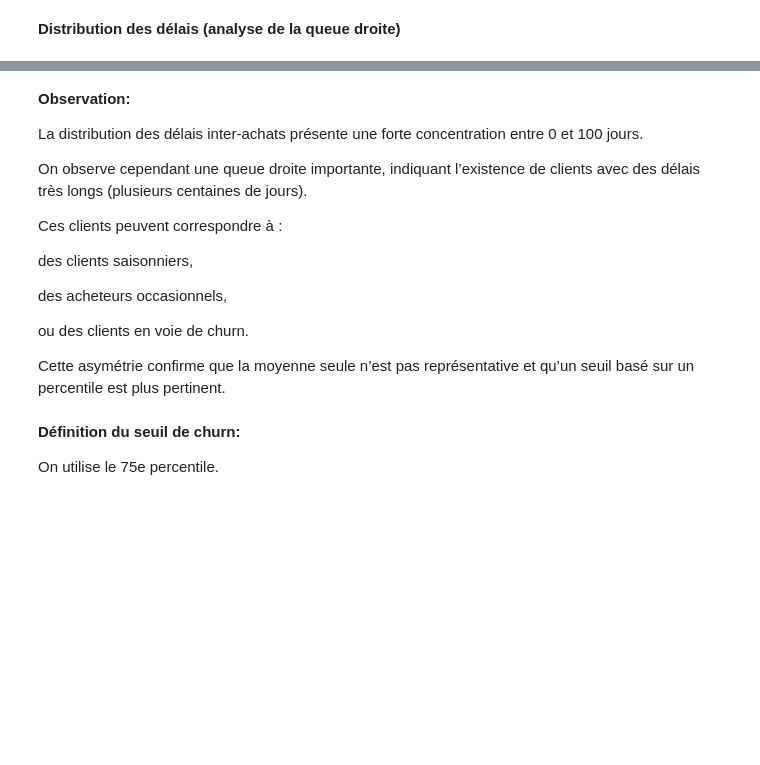
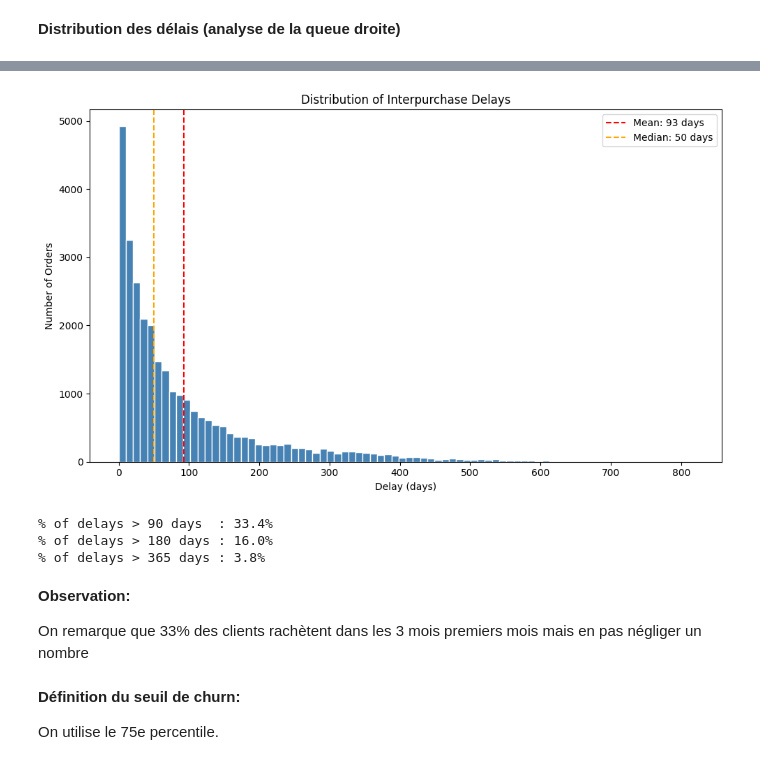
Before and after one commit to fds-imane/Data_Marketing, a Jupyter notebook: data_marketing_part_4.ipynb, the cells around one changed output, grey strips where cells are left out. Drawn from its saved outputs; the diff is of its cells as text; code cells hidden in the pictures; blank space fills up the shorter version.

```diff
--- a/data_marketing_part_4.ipynb
+++ b/data_marketing_part_4.ipynb
@@ -68,0 +21,20 @@ Délai médian : 69.0
+# %%
+import pandas as pd
+
+transaction['invoice_date'] = pd.to_datetime(transaction['invoice_date'])
+
+df_unique_orders = transaction[['customer_id', 'invoice_id', 'invoice_date']].drop_duplicates()
+
+df_unique_orders = df_unique_orders[df_unique_orders.groupby('customer_id')['invoice_id'].transform('count') >= 2]
+
+df_unique_orders = df_unique_orders.sort_values(by=['customer_id', 'invoice_date'])
+
+df_unique_orders['delay'] = df_unique_orders.groupby('customer_id')['invoice_date'].diff()
+
+df_final_delays = df_unique_orders['delay'].dropna()
+
+delai_moyen = df_final_delays.mean()
+delai_median = df_final_delays.median()
+
+print(f"Délai moyen : {delai_moyen}")
+print(f"Délai médian : {delai_median}")
@@ -96,19 +62,43 @@ plt.show()
-# %% [markdown]
-**Observation:**
-
-La distribution des délais inter-achats présente une forte concentration entre 0 et 100 jours.
-
-On observe cependant une queue droite importante, indiquant l’existence de clients avec des délais très longs (plusieurs centaines de jours).
-
-Ces clients peuvent correspondre à :
-
-des clients saisonniers,
-
-des acheteurs occasionnels,
-
-ou des clients en voie de churn.
-
-Cette asymétrie confirme que la moyenne seule n’est pas représentative et qu’un seuil basé sur un percentile est plus pertinent.
+# %%
+# Conversion des délais inter-achats en nombre de jours
+interpurchase_days = df_final_delays.dt.days
+
+# Calcul moyenne et médiane
+mean_delay = interpurchase_days.mean()
+median_delay = interpurchase_days.median()
+
+# Création du graphique
+plt.figure(figsize=(10, 6))
+
+plt.hist(interpurchase_days, bins=80, color='steelblue', edgecolor='white')
+
+plt.axvline(mean_delay, color='red', linestyle='--',
+            label=f'Mean: {mean_delay:.0f} days')
+
+plt.axvline(median_delay, color='orange', linestyle='--',
+            label=f'Median: {median_delay:.0f} days')
+
+plt.title('Distribution of Interpurchase Delays')
+plt.xlabel('Delay (days)')
+plt.ylabel('Number of Orders')
+plt.legend()
+
+plt.tight_layout()
+plt.show()
+
+# Analyse des longues périodes d'inactivité
+print(f"% of delays > 90 days  : {(interpurchase_days > 90).mean()*100:.1f}%")
+print(f"% of delays > 180 days : {(interpurchase_days > 180).mean()*100:.1f}%")
+print(f"% of delays > 365 days : {(interpurchase_days > 365).mean()*100:.1f}%")
+# %% [output]
+[figure, added]
+% of delays > 90 days  : 33.4%
+% of delays > 180 days : 16.0%
+% of delays > 365 days : 3.8%
+# %% [markdown]
+**Observation:**
+
+On remarque que 33% des clients rachètent dans les 3 mois premiers mois mais en pas négliger un nombre
 # %% [markdown]
 **Définition du seuil de churn:**
 
```
Also changed, not shown: parts of 105 cells of this notebook.
